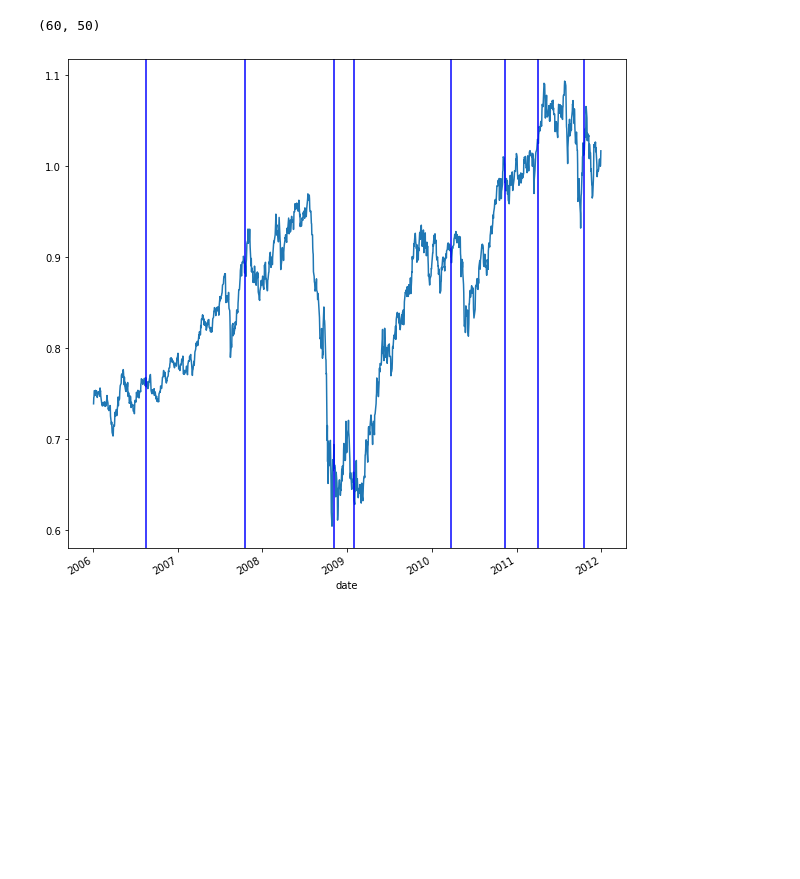
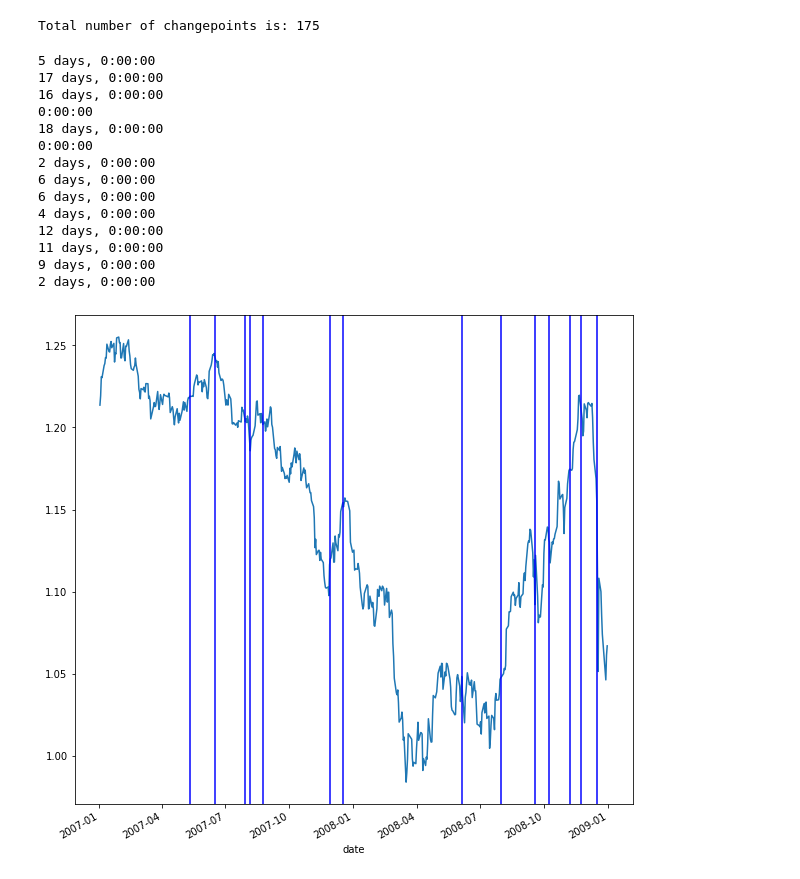
Before and after one commit to charliezchen/currency-change-point-detection, a Jupyter notebook: plotting.ipynb, the cells around one changed output. Cells and saved outputs as stored; diff of their text form; code cells hidden in the pictures; blank space fills up the shorter version.

Commit message:
Add postprocess to resolve changepoints

```diff
--- a/plotting.ipynb
+++ b/plotting.ipynb
@@ -12,42 +17,39 @@ data_df = pull_quandl_sample_data(ticker)
 # %%
-cpd_path = f'data/quandl_cpd_21lbw/{ticker}.csv'
-thr = 0.98
-day_boundary = 40
+from utils.postprocess import resolve_changepoints_from_path
 
-orig_cpd_df = pd.read_csv(cpd_path)
 
-cpd_df = orig_cpd_df[orig_cpd_df.cp_score >=thr]
-cpd_df = cpd_df.sort_values('cp_location')
-last = [] # t,score
+# For quandl
+# cpd_path = f'data/quandl_cpd_21lbw/{ticker}.csv'
 
-# The strategy is to keep a certain window (day_boundary) and only accept the point with the largest score in this window
-changepoints = []
-for _, row in cpd_df.iterrows():
-    if not last or row.cp_score > last[1]:
-        last = ([row.cp_location, row.cp_score])
+cpd_path = 'data/CURRENCY_cpd_21lbw/CHF.csv'
 
-    if row.cp_location - day_boundary > last[0]:
-        changepoints.append([datetime.strptime(row.date, '%Y-%m-%d') - timedelta(int(row.t - last[0])), last[1], last[0]])
-        last = []
 
-# Alternatively, selecting change points based on its scores. First sort the scores and select the change points with top scores
-changepoints2 = []
-number_of_change_points = 50
-cpd_df = cpd_df.sort_values('cp_score')
-for _, row in cpd_df.iterrows():
-    if len(changepoints2) >= number_of_change_points:
-        break
-    changepoints2.append([datetime.strptime(row.date, '%Y-%m-%d') -
-                          timedelta(int(row.t - row.cp_location)), row.cp_score])
-len(changepoints), len(changepoints2)
+changepoints = resolve_changepoints_from_path(cpd_path)
 # %% [output]
-(60, 50)
+Total number of changepoints is: 175
 # %%
-lower = datetime(2006, 1, 1)
-upper = datetime(2012, 1, 1)
+lower = datetime(2007, 1, 1)
+upper = datetime(2009, 1, 1)
 data_df['close'][lower: upper].plot(figsize=(10,10))
-for d, score,_ in changepoints:
-    if lower < d < upper:
-        plt.axvline(x = d, color = 'b', alpha = score, label = 'axvline - full height')
+for date, cp, score in changepoints:
+    if lower < cp < upper:
+        # if date-cp < timedelta(1): continue
+        print(date - cp)
+        plt.axvline(x = cp, color = 'b', alpha = score)
+        # plt.axvline(x = date, color = 'r', alpha = score)
 # %% [output]
+5 days, 0:00:00
+17 days, 0:00:00
+16 days, 0:00:00
+0:00:00
+18 days, 0:00:00
+0:00:00
+2 days, 0:00:00
+6 days, 0:00:00
+6 days, 0:00:00
+4 days, 0:00:00
+12 days, 0:00:00
+11 days, 0:00:00
+9 days, 0:00:00
+2 days, 0:00:00
-[figure, old version]
+[figure, new version]
```
Also changed, not shown: parts of 1 cell of this notebook, 3 other files.
